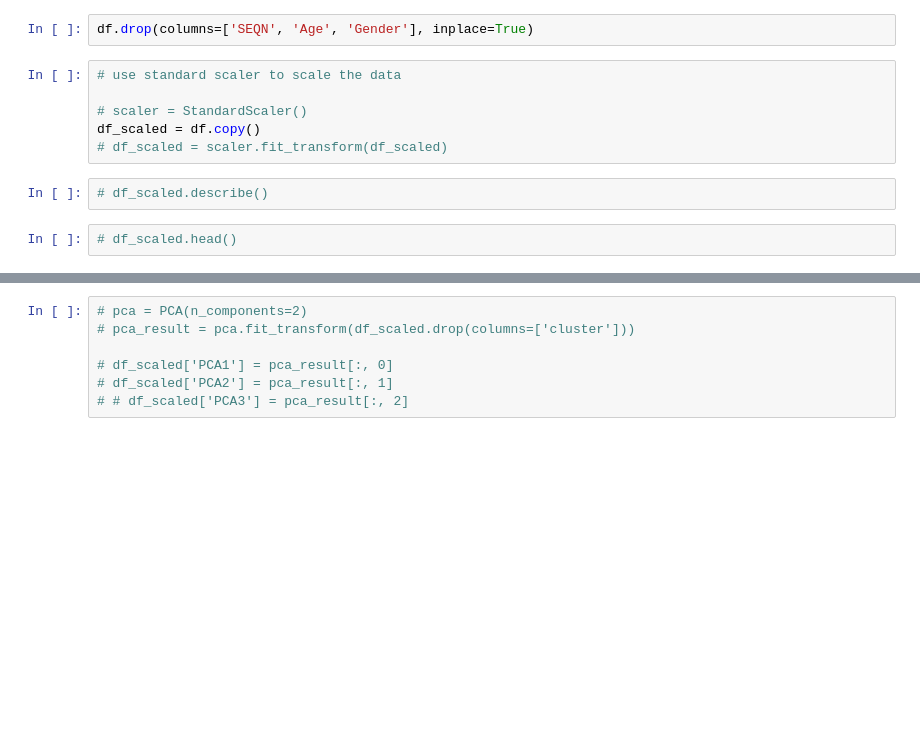
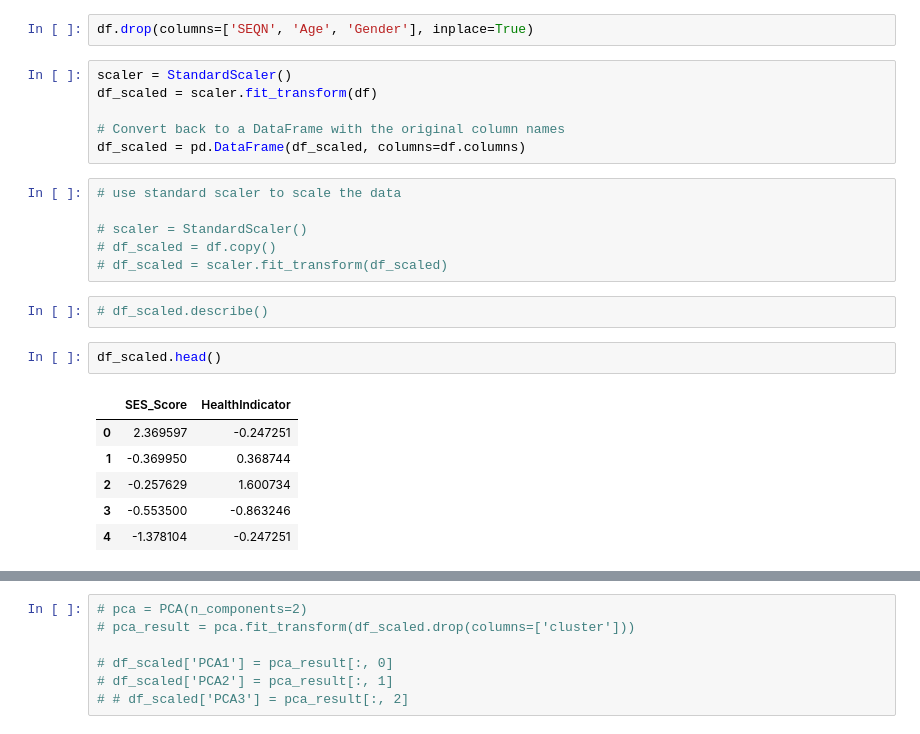
Before and after one commit to baldeoJV/CCADMACL_PROJ_COM222, a Jupyter notebook: socio_experimental (Carl).ipynb, the cells around one changed output, grey strips where cells are left out. Saved outputs shown, nothing was run; the diff lists cells and outputs as text; blank space fills up the shorter version.

Commit message:
use standard scalar in socio_experimental

```diff
--- a/socio_experimental (Carl).ipynb
+++ b/socio_experimental (Carl).ipynb
@@ -287,16 +287,29 @@ dtypes: float64(5)
 memory usage: 237.0 KB
 # %%
 df.drop(columns=['SEQN', 'Age', 'Gender'], inplace=True)
+# %%
+scaler = StandardScaler()
+df_scaled = scaler.fit_transform(df)
+
+# Convert back to a DataFrame with the original column names
+df_scaled = pd.DataFrame(df_scaled, columns=df.columns)
 # %%
 # use standard scaler to scale the data
 
 # scaler = StandardScaler()
-df_scaled = df.copy()
+# df_scaled = df.copy()
 # df_scaled = scaler.fit_transform(df_scaled)
 # %%
 # df_scaled.describe()
-# %%
-# df_scaled.head()
+# %%
+df_scaled.head()
+# %% [output]
+|  | SES_Score | HealthIndicator |
+| 0 | 2.369597 | -0.247251 |
+| 1 | -0.369950 | 0.368744 |
+| 2 | -0.257629 | 1.600734 |
+| 3 | -0.553500 | -0.863246 |
+| 4 | -1.378104 | -0.247251 |
 # %%
 # try elbow method
 
```
Also changed, not shown: parts of 6 cells of this notebook, 1 other file.
